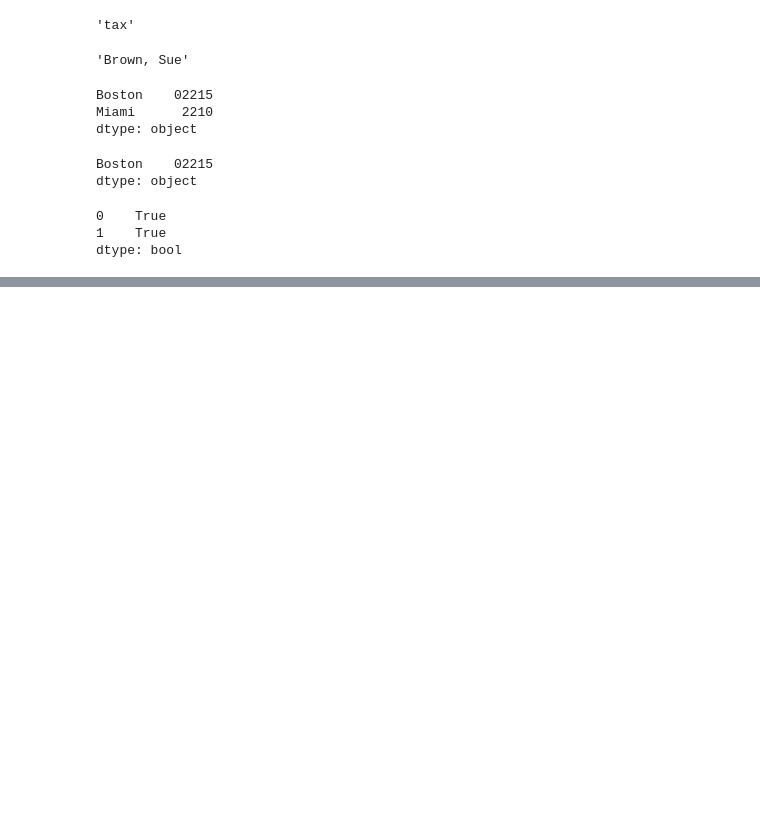
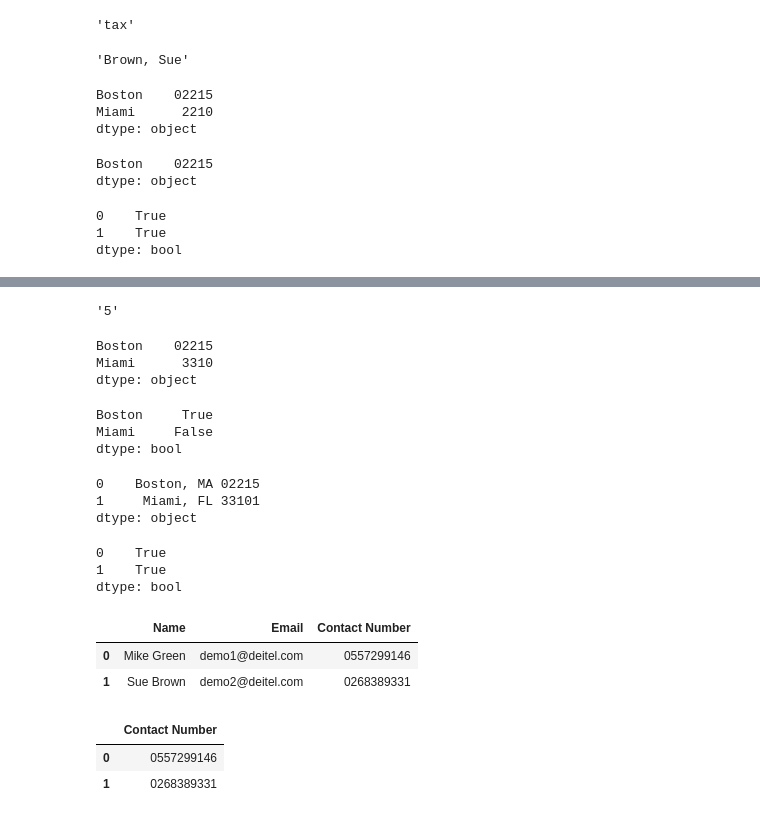
Before and after one commit to mklomo/Python-for-Computer-Science-and-Data-Science, a Jupyter notebook: Part_3/Lesson_8_Strings_A_Deeper_Look.ipynb, the cells around one changed output, grey strips where cells are left out. Drawn from its saved outputs; the diff is of its cells as text; code cells hidden in the pictures; blank space fills up the shorter version.

```diff
--- a/Part_3/Lesson_8_Strings_A_Deeper_Look.ipynb
+++ b/Part_3/Lesson_8_Strings_A_Deeper_Look.ipynb
@@ -1081,0 +1334,73 @@ dtype: bool
+# %%
+# Capturing substrings
+
+text = "10 + 5"
+
+
+pattern = r"(\d+) ([-+*/]) (\d+)"
+
+result_5 = re.search(pattern, text)
+
+result_5.group(3)
+
+# Use the group to match results starting from 1
+# %% [output]
+'5'
+# %%
+# Using Pandas and Regular expressions to validate data
+
+import pandas as pd
+
+zips = pd.Series({"Boston" : "02215", "Miami" : "3310"})
+
+zips
+# %% [output]
+Boston    02215
+Miami      3310
+dtype: object
+# %%
+# Matching the regular expression against each
+
+zips.str.match(r"\d{5}")
+# %% [output]
+Boston     True
+Miami     False
+dtype: bool
+# %%
+cities = pd.Series(["Boston, MA 02215", "Miami, FL 33101"])
+
+cities
+# %% [output]
+0    Boston, MA 02215
+1     Miami, FL 33101
+dtype: object
+# %%
+cities.str.contains(r" [A-Z]{2} ")
+
+# Check whether the string contains 2 Uppercase Letters with a space before and after
+# %% [output]
+0    True
+1    True
+dtype: bool
+# %%
+
+contacts = [["Mike Green", "demo1@deitel.com", "0557299146"], ["Sue Brown", "demo2@deitel.com", "0268389331"]]
+
+
+# Creating a data frame list
+
+contacts_DF = pd.DataFrame(contacts, columns = ["Name", "Email", "Contact Number"])
+
+contacts_DF
+# %% [output]
+|  | Name | Email | Contact Number |
+| 0 | Mike Green | demo1@deitel.com | 0557299146 |
+| 1 | Sue Brown | demo2@deitel.com | 0268389331 |
+# %%
+
+
+contacts_DF.iloc[ : , [2]]
+# %% [output]
+|  | Contact Number |
+| 0 | 0557299146 |
+| 1 | 0268389331 |
```
Also changed, not shown: parts of 30 cells of this notebook, 8 other files.
